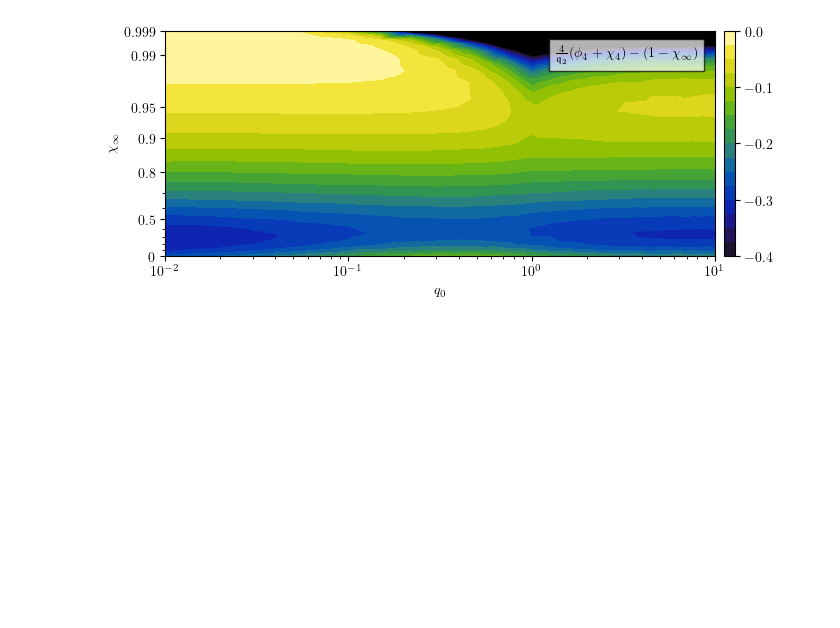
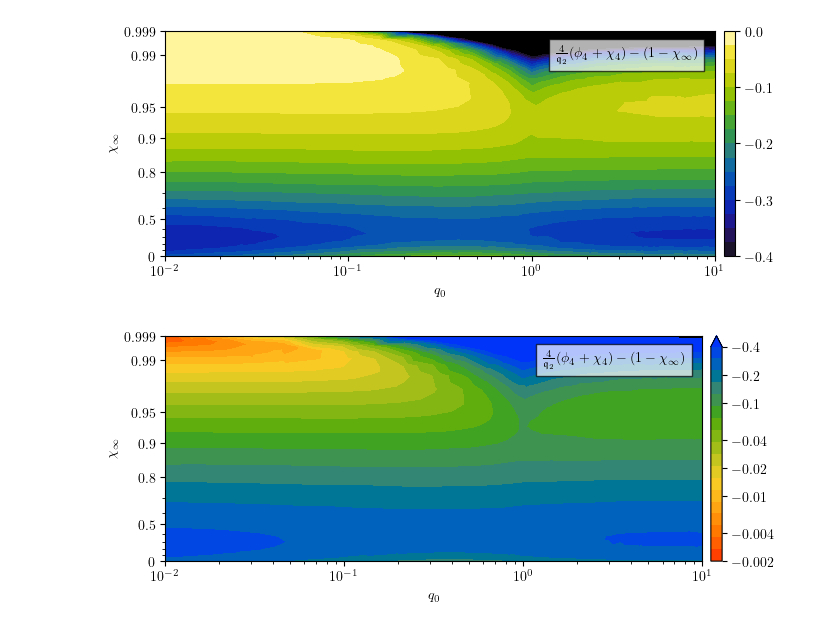
Before and after one commit to gloges/typeII-wormholes, a Jupyter notebook: wh_plots.ipynb, the cells around one changed output. Saved outputs shown, nothing was run; the diff lists cells and outputs as text; code cells hidden in the pictures; blank space fills up the shorter version.

Commit message:
New BPS colormap

```diff
--- a/wh_plots.ipynb
+++ b/wh_plots.ipynb
@@ -636,3 +635,43 @@ plt.tight_layout()
 plt.show()
 # %% [output]
 [figure]
+# %%
+bps = bps_v1
+label = '$\\frac{4}{\mathfrak{q}_2}(\phi_4+\chi_4) - (1-\chi_\infty)$'
+levels = np.arange(0, -0.41, -0.025)[::-1]
+
+# Prepare plot
+fig, ax = plt.subplots(1,1, figsize=(7,3))
+
+ax.set_facecolor('black')
+
+# Plot bps data
+im = ax.tricontourf(tri, -bps, levels=np.geomspace(0.002, 0.4, 19),
+                    cmap=cc.cm['rainbow_r'], norm=colors.LogNorm(), extend='max')
+
+ticks = [0.002, 0.004, 0.01, 0.02, 0.04, 0.1, 0.2, 0.4]
+cbar = plt.colorbar(im, ax=ax, pad=pad, fraction=fraction)
+cbar.set_ticks(ticks)
+cbar.set_ticklabels([f'${-a}$' for a in ticks])
+
+# Label showing combination of data being plotted
+ax.text(8, 0.989, label, ha='right',
+            bbox={'boxstyle': 'square', 'alpha': 0.7, 'facecolor': 'w', 'edgecolor': 'k', 'pad': 0.5})
+
+# Set axes scale/ticks/labels
+plt.xscale('log')
+ax.set_xlabel('$q_0$')
+ax.set_ylabel('$\chi_\infty$')
+
+plt.yscale('function', functions=(myTransform, myTransform_inverse))
+plt.ylim(0, 0.999)
+yticks = [0, 0.5, 0.8, 0.9, 0.95, 0.99, 0.999]
+plt.yticks(yticks, labels=['${}$'.format(yt) for yt in yticks])
+
+plt.minorticks_on()
+
+plt.tight_layout()
+plt.savefig('images/T11_BPS_v2.png', dpi=300)
+plt.show()
+# %% [output]
+[figure, added]
```
Also changed, not shown: parts of 1 cell of this notebook, 1 other file.
